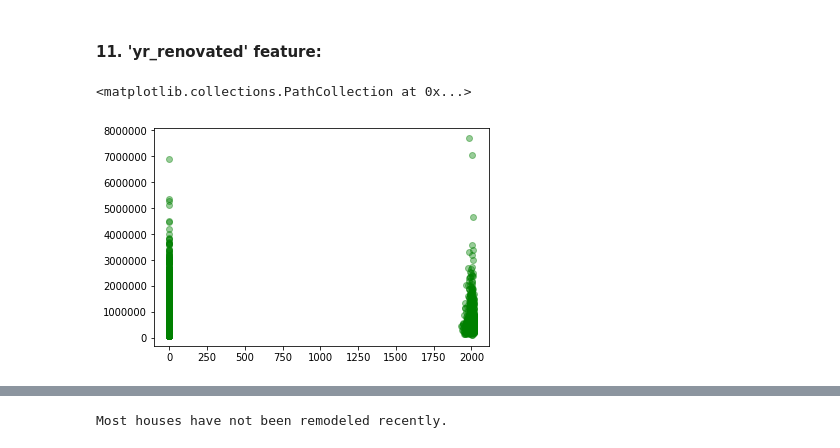
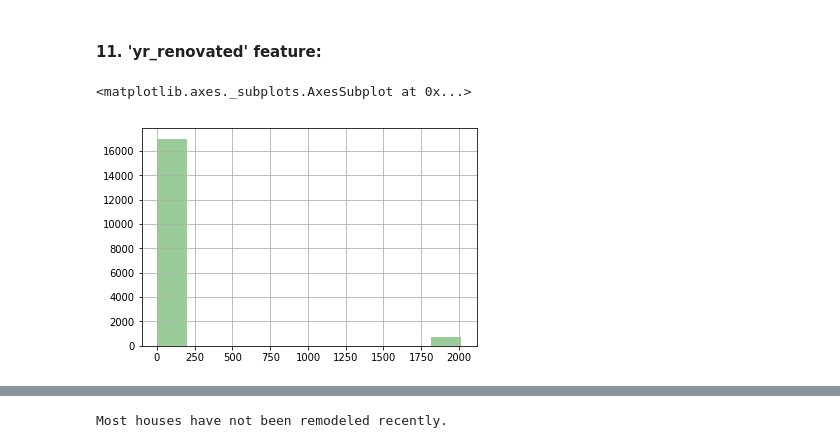
Before and after one commit to tinaprisma/dsc-1-final-project-online-ds-sp-000, a Jupyter notebook: Module_1_Project.ipynb, the cells around one changed output, grey strips where cells are left out. Saved outputs shown, nothing was run; the diff lists cells and outputs as text; code cells hidden in the pictures.

```diff
--- a/Module_1_Project.ipynb
+++ b/Module_1_Project.ipynb
@@ -595,7 +603,7 @@ plt.show()
 # %%
-features_df.drop('view',axis=1,inplace=True)
-#features_df.view.fillna(0,inplace=True)       # less than 1% of data was missing.
-#features_df['view'] = features_df['view'].astype(int).astype('category')
+
+features_df.view.fillna(0,inplace=True)       # less than 1% of data was missing.
+features_df['view'] = features_df['view'].astype(int).astype('category')
 # %% [markdown]
 #### 6. 'bedrooms' feature:
 # %%
@@ -657,7 +665,7 @@ features_df['grade'] = features_df['grade'].astype(int)
 # %% [markdown]
 #### 11. 'yr_renovated' feature:
 # %%
-plt.scatter(features_df.yr_renovated,df.price, color='green', alpha=0.4)
+features_df.yr_renovated.hist(color='green',alpha=.4)
 # %% [output]
-<matplotlib.collections.PathCollection at 0x...>
+<matplotlib.axes._subplots.AxesSubplot at 0x...>
-[figure, old version]
+[figure, new version]
```
Also changed, not shown: parts of 50 cells of this notebook.
